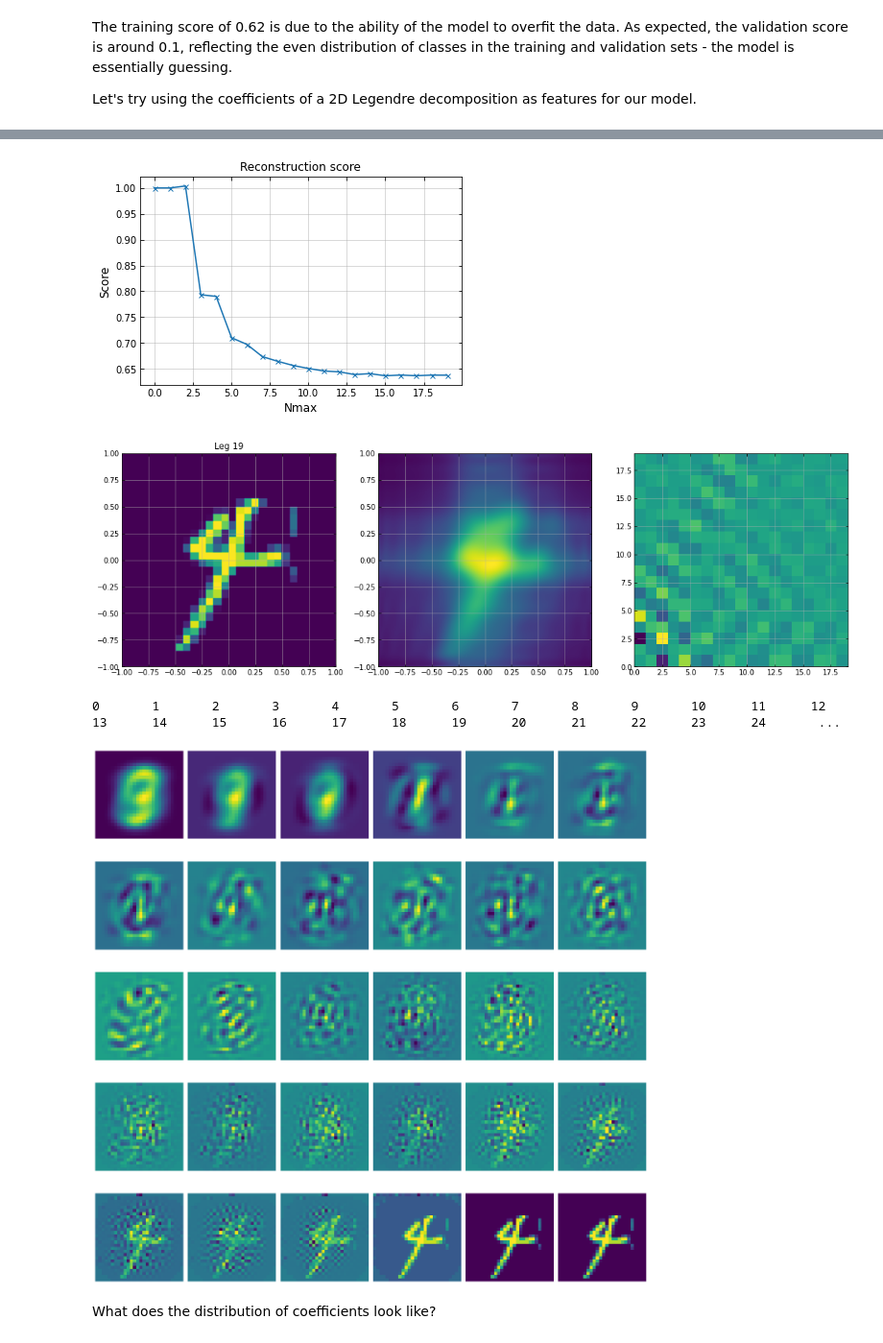
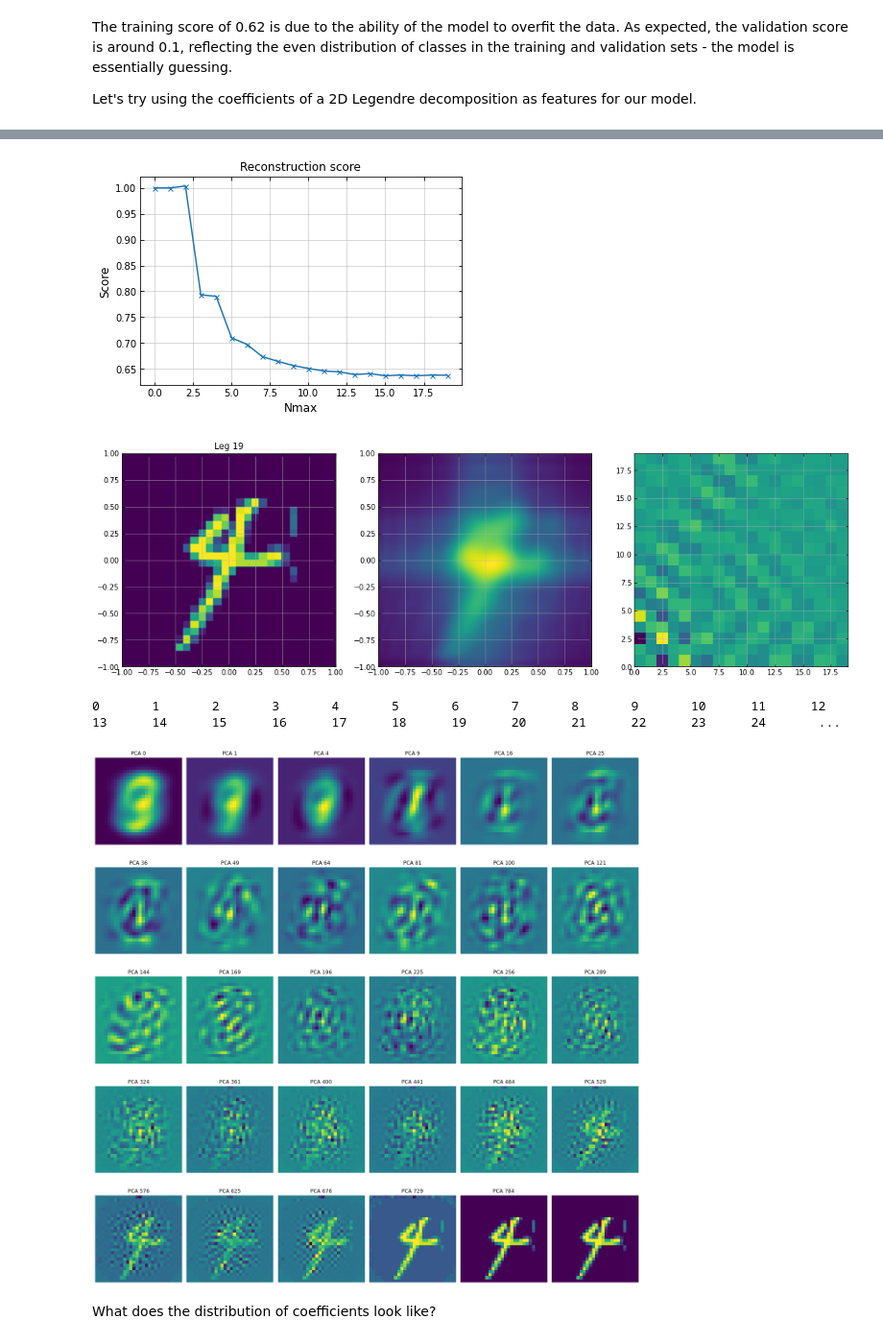
Before and after one commit to pc559/mnist_comparison, a Jupyter notebook: mnist_compare.ipynb, the cells around one changed output, grey strips where cells are left out. Shown: that part at 96% size. Drawn from its saved outputs; the diff is of its cells as text; code cells hidden in the pictures.

Commit message:
accuracy score, other minor edits

```diff
--- a/mnist_compare.ipynb
+++ b/mnist_compare.ipynb
@@ -104,8 +115,8 @@ We'll use a basic MLP with a single hidden layer of size 120. We'll use RELU as
 
 hidden_layer_sizes = [120]
 method_name, method = 'mlp', MLPClassifier
-method_params = {'hidden_layer_sizes':hidden_layer_sizes, 'activation':'relu', 'random_state':16, 'tol':1e-6, 'learning_rate_init':1e-4, 'max_iter':500}
-N_samples_cut = {LinearSVC.__name__:10000, XGBClassifier.__name__:30000, GradientBoostingClassifier.__name__:5000}
+method_params = {'hidden_layer_sizes':hidden_layer_sizes, 'activation':'relu', 'random_state':16, 'tol':1e-6, 'learning_rate_init':1000e-4, 'max_iter':1000}
+N_samples_cut = {LinearSVC.__name__:100, XGBClassifier.__name__:300, GradientBoostingClassifier.__name__:50}
 # %% [markdown]
 https://scikit-learn.org/stable/modules/generated/sklearn.neural_network.MLPClassifier.html
 
@@ -124,8 +135,8 @@ for sqrt_n_components in range(1,22,2):
     pca_pipe.fit(X_train, y_train)
     t2 = time()
 
-    score_valid = pca_pipe.score(X_valid, y_valid)
-    score_train = pca_pipe.score(X_train, y_train)
+    score_valid = accuracy_score(y_valid, pca_pipe.predict(X_valid))
+    score_train = accuracy_score(y_train, pca_pipe.predict(X_train))
     pca_results.append([n_components, score_valid, score_train, t2-t1])
     print(n_components, score_valid, score_train, t2-t1, sep='\t', flush=True)
 pca_results = np.array(pca_results)
@@ -250,14 +256,15 @@ By comparing with this example, we can have confidence our model really is capab
 # %%
 ## # Random (no signal, all noise)
 n_components = X_valid.shape[1]
-print(n_components)
+#print(n_components)
 t1 = time()
 rand_pipe = Pipeline([('scaler', StandardScaler()), (method_name, method(**method_params))])
 permed_train = permutation(y_train)
 rand_pipe.fit(X_train, permed_train)
 t2 = time()
-score_valid = rand_pipe.score(X_valid, y_valid)
-score_train = rand_pipe.score(X_train, permed_train)
+score_valid = accuracy_score(y_valid, rand_pipe.predict(X_valid))
+score_train = accuracy_score(permed_train, rand_pipe.predict(X_train))
 rand_result = [n_components, score_valid, score_train, t2-t1]
+print('Features\tValidation score\tTrain score\tTime taken [s]')
 print(n_components, score_valid, score_train, t2-t1, sep='\t', flush=True)
 # %% [output]
@@ -281,6 +288,7 @@ for n in range(N_pixel):
 leg_results = []
 X_train_sq = X_train.reshape((-1,28,28))
 X_valid_sq = X_valid.reshape((-1,28,28))
+print('Features\tValidation score\tTrain score\tTime taken [s]')
 for Nmax in range(1, 22, 2):
     t1 = time()
     ## # Converting pixel features to Legendre features,
@@ -305,8 +313,8 @@ for Nmax in range(1, 22, 2):
         coeffs = np.einsum('jb,ib->ij', Q[:Nmax], coeffs)
         leg_valid.append(coeffs.flatten())
     leg_valid = np.array(leg_valid)
-    score_valid = leg_pipe.score(leg_valid, y_valid)
-    score_train = leg_pipe.score(leg_features, y_train)
+    score_valid = accuracy_score(y_valid, leg_pipe.predict(leg_valid))
+    score_train = accuracy_score(y_train, leg_pipe.predict(leg_features))
     leg_results.append([Nmax**2, score_valid, score_train, t2-t1])
     print(Nmax**2, score_valid, score_train, t2-t1, sep='\t', flush=True)
 # %% [output]
@@ -489,35 +515,35 @@ fig, axs = plt.subplots(1, 3, figsize=(18,6))
 axs[0].set_title(f'Leg {Nmax}')
 axs[0].imshow(fns.reshape((N_plot, N_plot)), label='real', extent=[-1, 1, -1, 1])
 axs[1].imshow(recomp.reshape((N_plot, N_plot)), label='recomp', extent=[-1, 1, -1, 1])
 axs[2].imshow(coeffs[::-1,:], extent=[0, Nmax, 0, Nmax])
 plt.show()
 ########################
 fig, axs = plt.subplots(5, 6, figsize=(18,18))
 axs = axs.flatten()
 for sqrt_n_components in range(29):
     ## # Don't need to retrain the pipe every time, just use the first n.
     pca = PCA(n_components=sqrt_n_components**2, random_state=42)
     pca_only_pipe = Pipeline([('scaler', StandardScaler()), ('pca', pca)])
     pca_only_pipe.fit(X_train)
     pca_fit = pca_only_pipe.transform(to_fit.reshape((1,-1)))
     pca_inv_fit = pca_only_pipe.inverse_transform(pca_fit).reshape((28,28))
     #fig, axs = plt.subplots(1, 3, figsize=(18,6))
-    #axs[0].set_title(f'PCA {Nmax}')
+    axs[sqrt_n_components].set_title(f'PCA {sqrt_n_components**2}')
     #axs[0].imshow(to_fit, label='real', extent=[-1, 1, -1, 1])
     axs[sqrt_n_components].imshow(pca_inv_fit, label='recomp', extent=[-1, 1, -1, 1])
     #axs[2].imshow(pca_fit.reshape((28,28))[::-1,:], extent=[0, Nmax, 0, Nmax])
     print(sqrt_n_components, end='\t', flush=True)
     axs[sqrt_n_components].axis('off')
 print('')
 axs[-1].axis('off')
 axs[-1].imshow(to_fit, label='recomp', extent=[-1, 1, -1, 1])
 plt.tight_layout()
 plt.show()
 # %% [output]
 [figure]
 [figure]
 0       1       2       3       4       5       6       7       8       9       10      11      12      13      14      15      16      17      18      19      20      21      22      23      24       ...
-[figure, old version]
+[figure, new version]
 # %% [markdown]
 What does the distribution of coefficients look like?
 # %%
```
Also changed, not shown: parts of 22 cells of this notebook.
